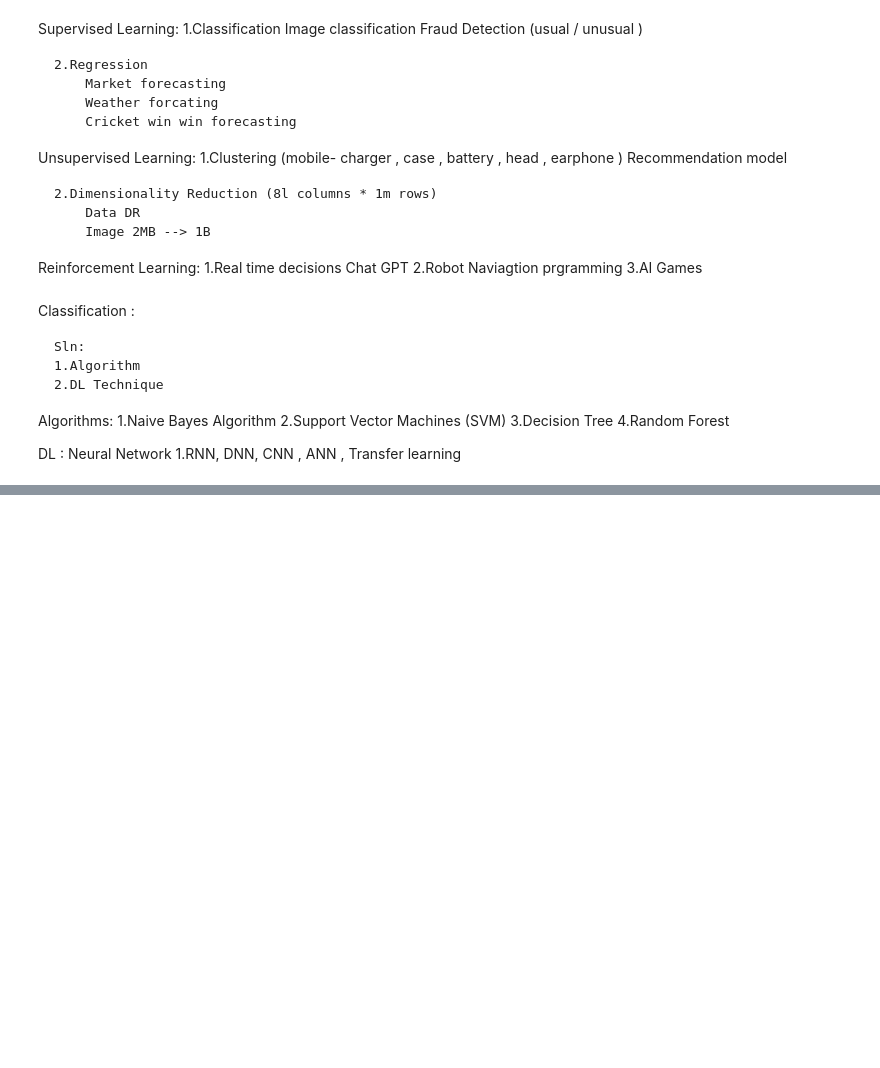
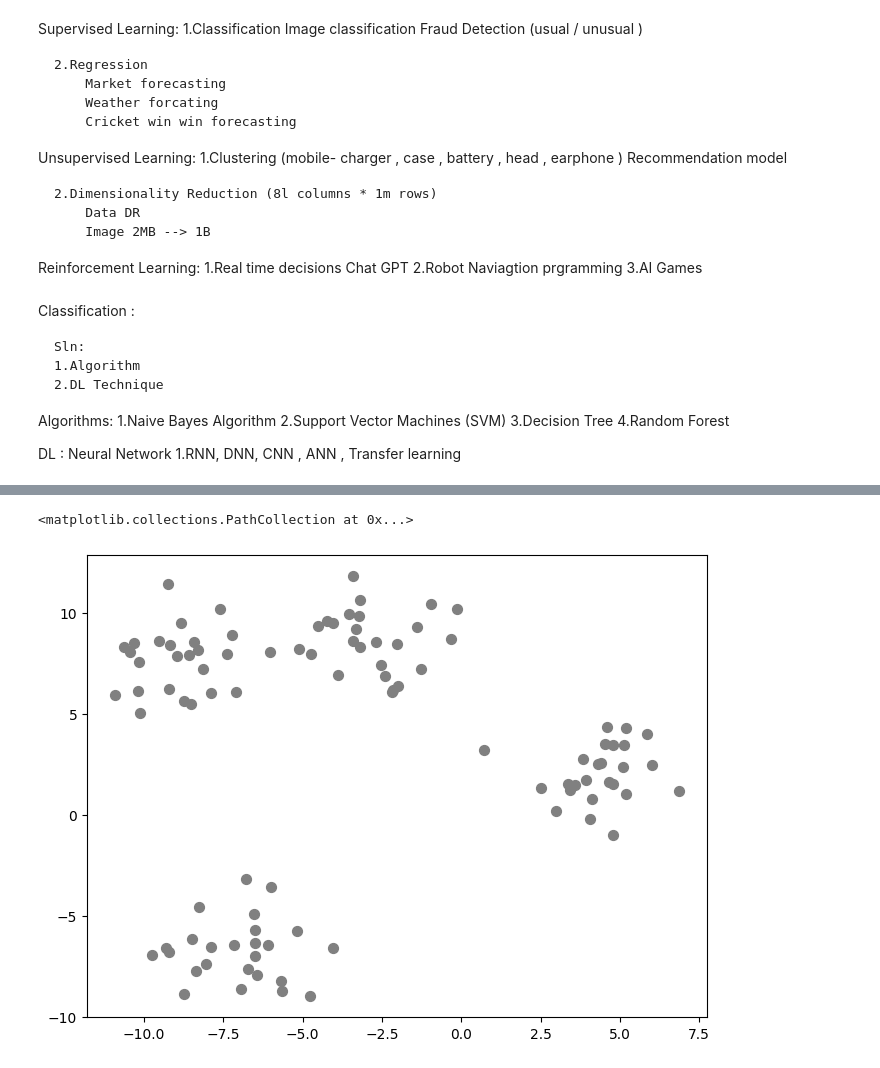
Before and after one commit to VedaVinothiniShastra/DS_PT_2, a Jupyter notebook: Day 14.ipynb, the cells around one changed output, grey strips where cells are left out. Cells and saved outputs as stored; diff of their text form; code cells hidden in the pictures; blank space fills up the shorter version.

```diff
--- a/Day 14.ipynb
+++ b/Day 14.ipynb
@@ -328,0 +389,22 @@ ax[1].axis([-1, 4, -2, 7])
+# %%
+#Clustering
+from sklearn.datasets import make_blobs
+from sklearn.cluster import KMeans
+#creation of traing data
+X, y = make_blobs(n_samples=100, centers=4,
+                  random_state=42, cluster_std=1.5)
+
+#Model creation
+model = KMeans(4, random_state=0)
+
+#fitting & predicting
+
+y2=model.fit_predict(X)
+
+#Visualization of training data
+
+fig, ax = plt.subplots(figsize=(8, 6))
+ax.scatter(X[:, 0], X[:, 1], s=50, color='gray')
+# %% [output]
+<matplotlib.collections.PathCollection at 0x...>
+[figure, added]
```
Also changed, not shown: parts of 9 cells of this notebook.
